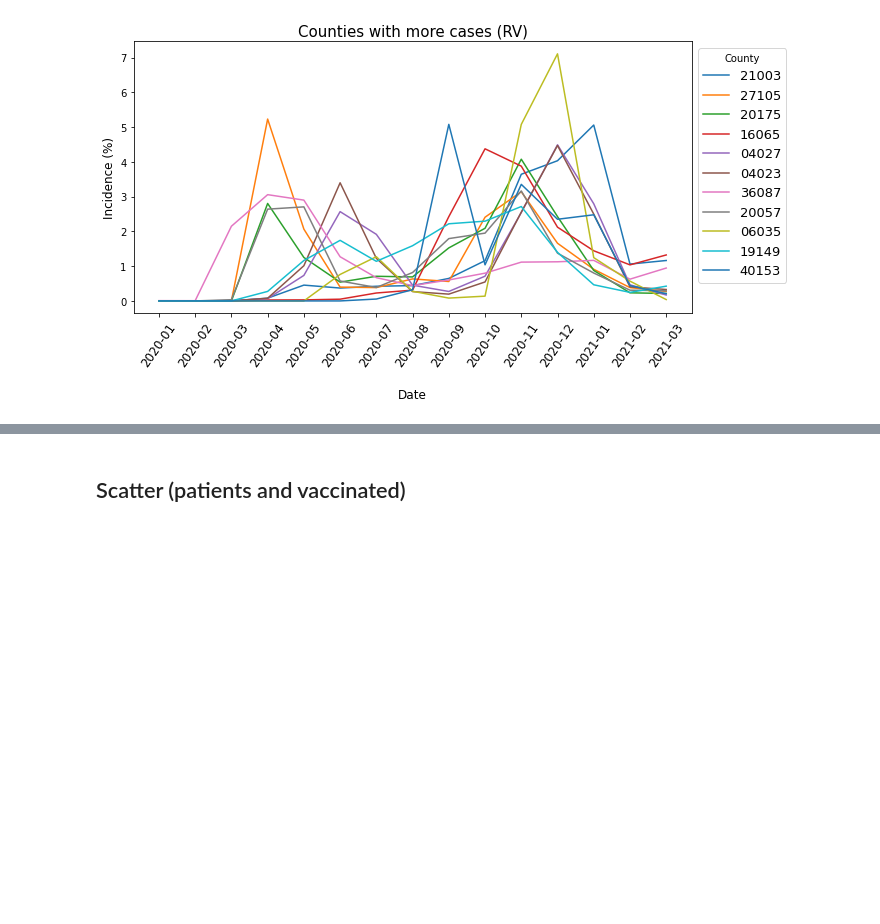
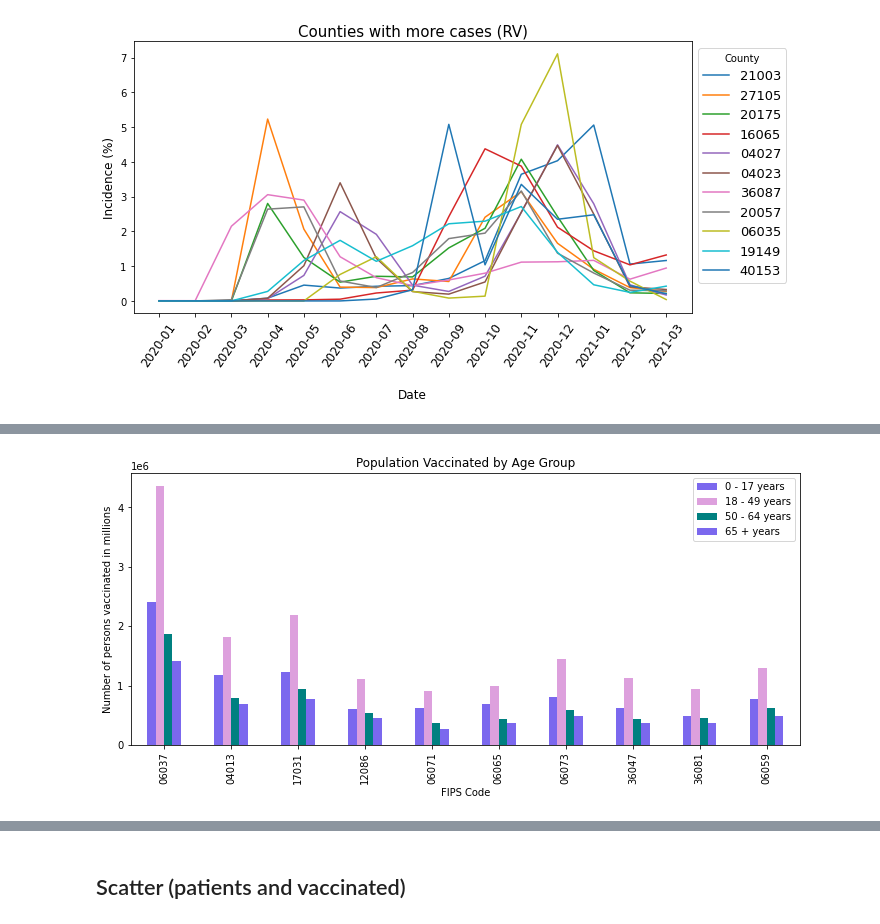
Before and after one commit to mgeffroy/P1-US-COVID-19-Vaccination-Campaign, a Jupyter notebook: P1.2_Data_Analysis.ipynb, the cells around one changed output, grey strips where cells are left out. Saved outputs shown, nothing was run; the diff lists cells and outputs as text; code cells hidden in the pictures; blank space fills up the shorter version.

```diff
--- a/P1.2_Data_Analysis.ipynb
+++ b/P1.2_Data_Analysis.ipynb
@@ -368,0 +403,4 @@ plt.savefig("figures/rel_val_counties.png",dpi=300, bbox_inches = "tight")
+# %%
+# Now, we select the information regarding age.
+
+worst_agegroup = census_combined[['0 - 17 years', '18 - 49 years', '50 - 64 years', '65 + years']]
@@ -368,0 +453,13 @@ plt.savefig("figures/rel_val_counties.png",dpi=300, bbox_inches = "tight")
+# %%
+# We repeat the process for the Age Group dataframe
+
+worst_agegroup.plot(kind='bar', figsize=(12,5), color=['mediumslateblue', 'plum', 'teal'])
+plt.title("Population Vaccinated by Age Group")
+plt.xlabel("FIPS Code")
+plt.ylabel("Number of persons vaccinated in millions")
+plt.savefig('figures/worst_agegroup.png', dpi=300, bbox_inches = "tight")
+
+
+plt.show()
+# %% [output]
+[figure, added]
```
Also changed, not shown: parts of 42 cells of this notebook, 8 other files.
